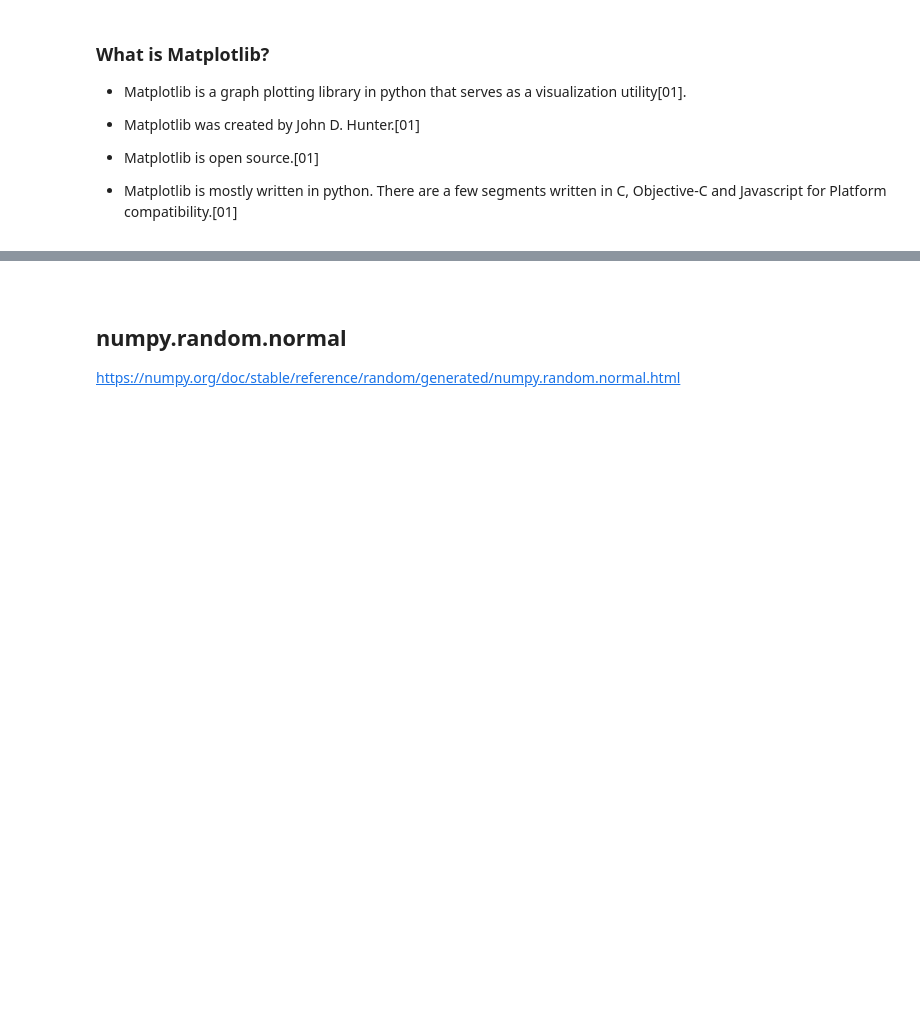
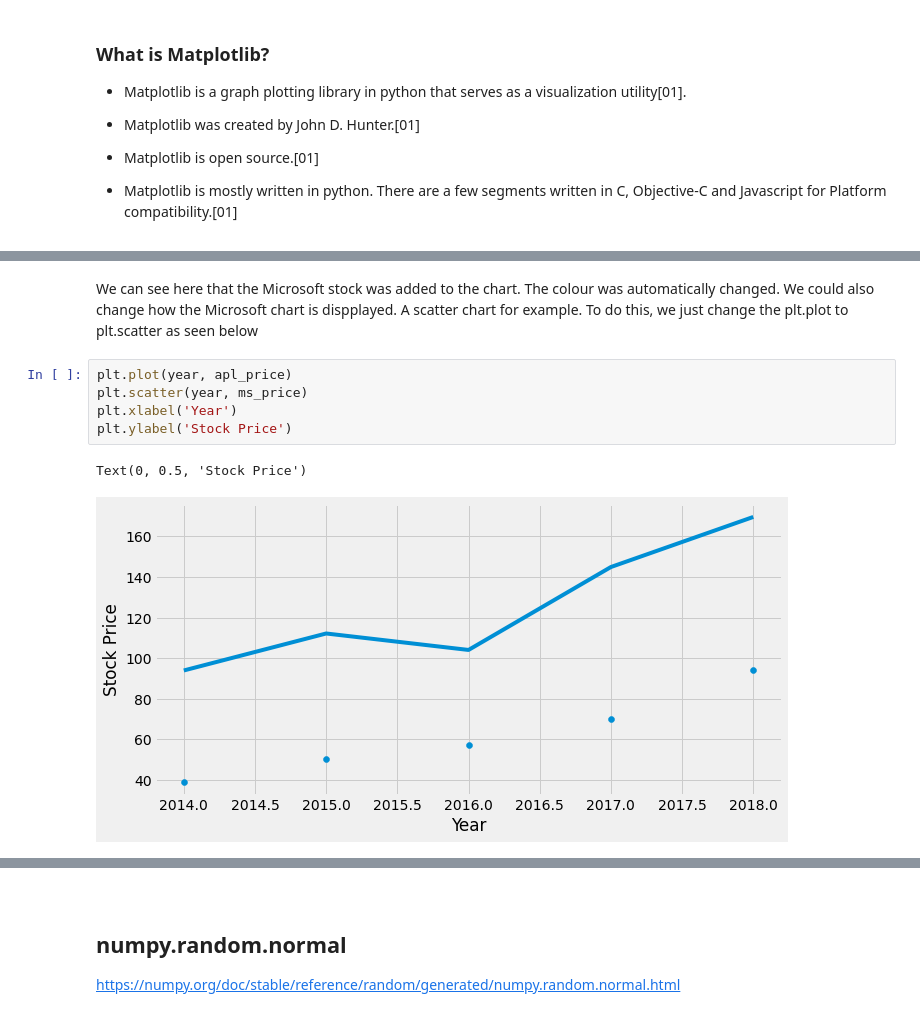
Before and after one commit to Cormac88/Fundamentals-of-Data-Analysis, a Jupyter notebook: pyplot.ipynb, the cells around one changed output, grey strips where cells are left out. Drawn from its saved outputs; the diff is of its cells as text; blank space fills up the shorter version.

```diff
--- a/pyplot.ipynb
+++ b/pyplot.ipynb
@@ -30,0 +58,10 @@ plt.rcParams['figure.figsize'] = [10, 5]
+# %% [markdown]
+We can see here that the Microsoft stock was added to the chart. The colour was automatically changed. We could also change how the Microsoft chart is dispplayed. A scatter chart for example. To do this, we just change the plt.plot to plt.scatter as seen below
+# %%
+plt.plot(year, apl_price)
+plt.scatter(year, ms_price)
+plt.xlabel('Year')
+plt.ylabel('Stock Price')
+# %% [output]
+Text(0, 0.5, 'Stock Price')
+[figure, added]
```
Also changed, not shown: parts of 11 cells of this notebook.
